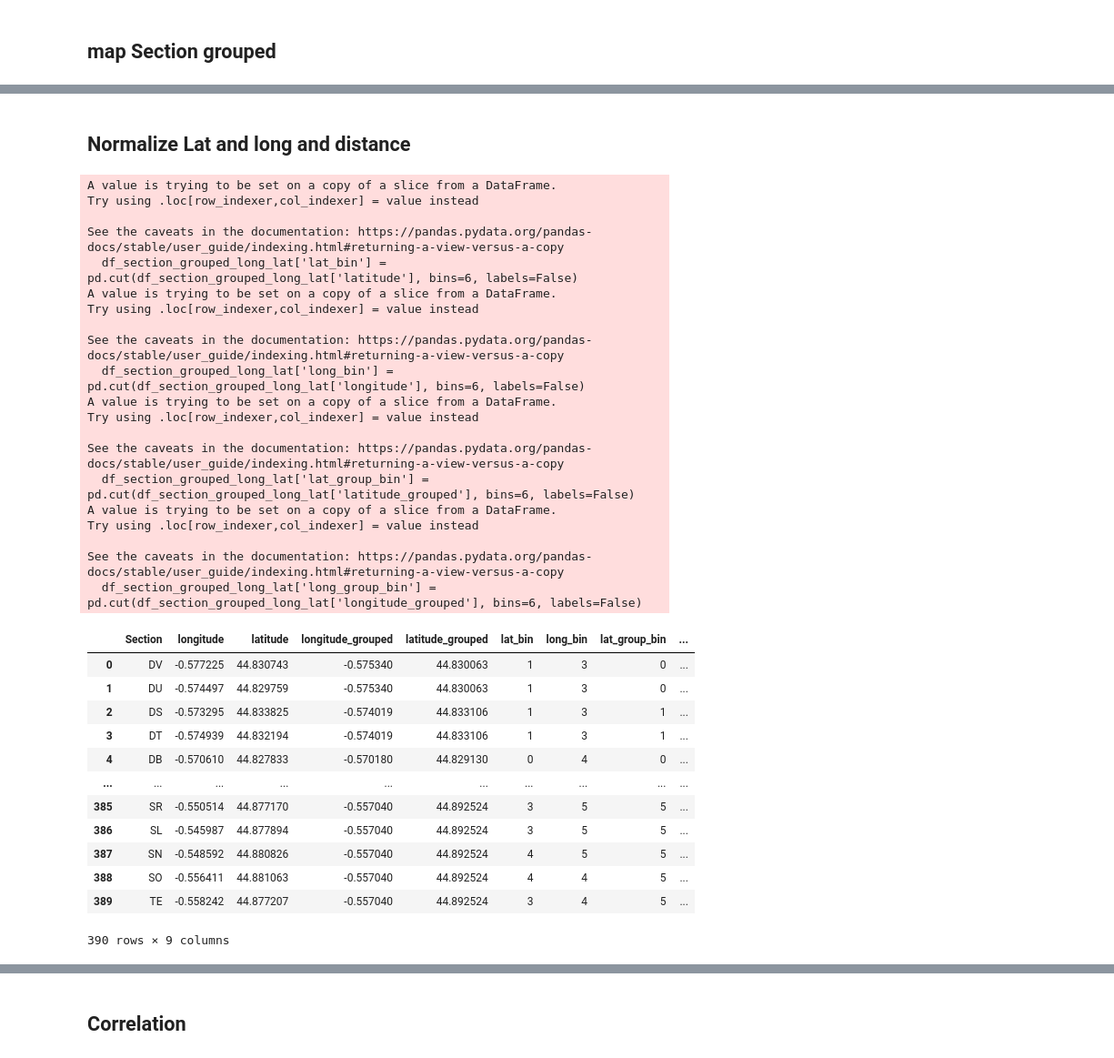
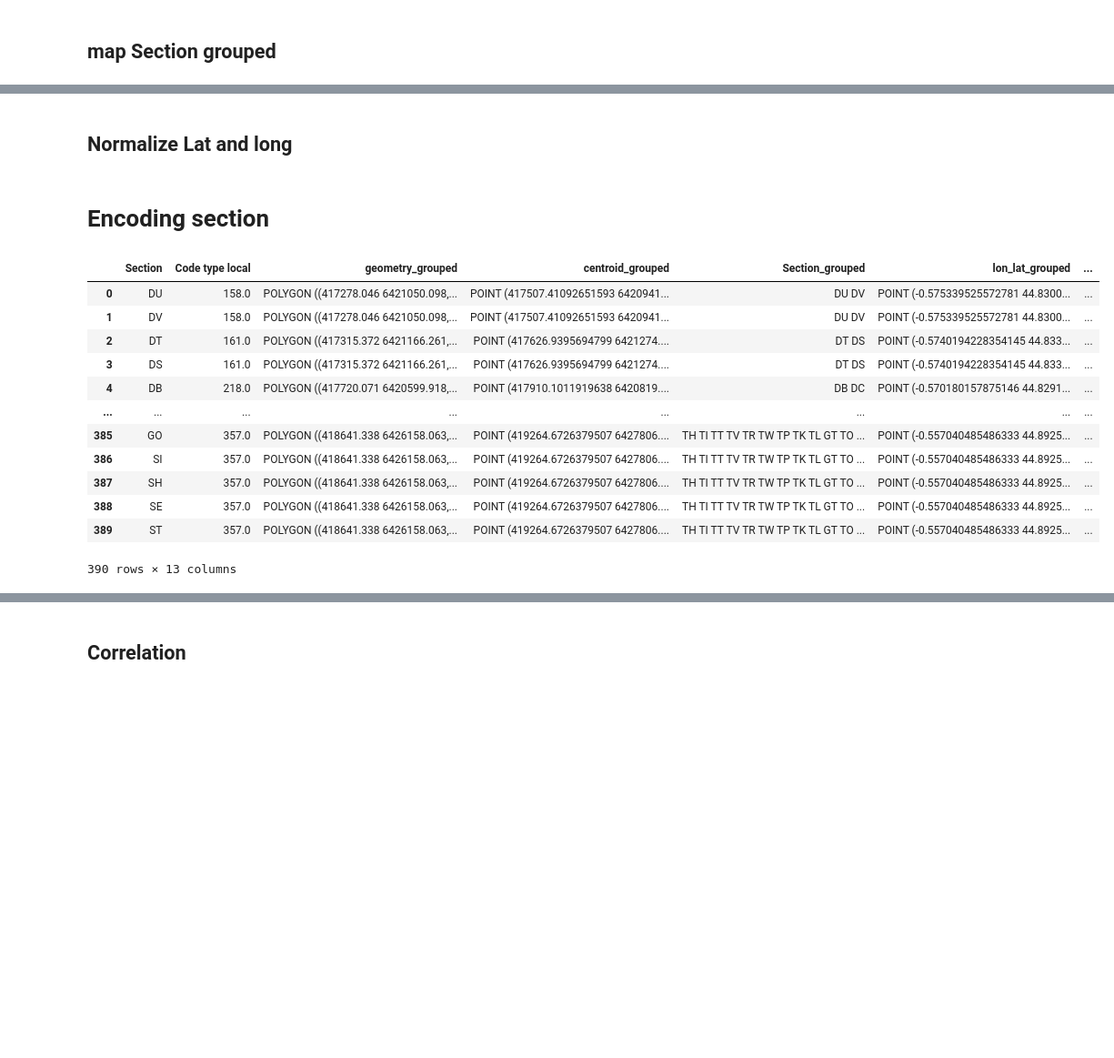
Before and after one commit to aelhirech/bdx_immo_deep_learn, a Jupyter notebook: programme.ipynb, the cells around one changed output, grey strips where cells are left out. Shown: that part at 91% size. Saved outputs shown, nothing was run; the diff lists cells and outputs as text; code cells hidden in the pictures; blank space fills up the shorter version.

```diff
--- a/programme.ipynb
+++ b/programme.ipynb
@@ -349,50 +362,26 @@ show(p)
 [interactive output not drawn]
 [interactive output not drawn]
 # %% [markdown]
-## Normalize Lat and long and distance
+## Normalize Lat and long
 # %%
 from sklearn.preprocessing import MinMaxScaler, OneHotEncoder
-# %%
-df_section_grouped_long_lat = df_section_grouped[["Section","longitude", "latitude", "longitude_grouped", "latitude_grouped"]]
-
-df_section_grouped_long_lat['lat_bin'] = pd.cut(df_section_grouped_long_lat['latitude'], bins=6, labels=False)
-df_section_grouped_long_lat['long_bin'] = pd.cut(df_section_grouped_long_lat['longitude'], bins=6, labels=False)
-df_section_grouped_long_lat['lat_group_bin'] = pd.cut(df_section_grouped_long_lat['latitude_grouped'], bins=6, labels=False)
-df_section_grouped_long_lat['long_group_bin'] = pd.cut(df_section_grouped_long_lat['longitude_grouped'], bins=6, labels=False)
-df_section_grouped_long_lat
-# %% [output]
-A value is trying to be set on a copy of a slice from a DataFrame.
-Try using .loc[row_indexer,col_indexer] = value instead
-
-See the caveats in the documentation: https://pandas.pydata.org/pandas-docs/stable/user_guide/indexing.html#returning-a-view-versus-a-copy
-  df_section_grouped_long_lat['lat_bin'] = pd.cut(df_section_grouped_long_lat['latitude'], bins=6, labels=False)
-A value is trying to be set on a copy of a slice from a DataFrame.
-Try using .loc[row_indexer,col_indexer] = value instead
-
-See the caveats in the documentation: https://pandas.pydata.org/pandas-docs/stable/user_guide/indexing.html#returning-a-view-versus-a-copy
-  df_section_grouped_long_lat['long_bin'] = pd.cut(df_section_grouped_long_lat['longitude'], bins=6, labels=False)
-A value is trying to be set on a copy of a slice from a DataFrame.
-Try using .loc[row_indexer,col_indexer] = value instead
-
-See the caveats in the documentation: https://pandas.pydata.org/pandas-docs/stable/user_guide/indexing.html#returning-a-view-versus-a-copy
-  df_section_grouped_long_lat['lat_group_bin'] = pd.cut(df_section_grouped_long_lat['latitude_grouped'], bins=6, labels=False)
-A value is trying to be set on a copy of a slice from a DataFrame.
-Try using .loc[row_indexer,col_indexer] = value instead
-
-See the caveats in the documentation: https://pandas.pydata.org/pandas-docs/stable/user_guide/indexing.html#returning-a-view-versus-a-copy
-  df_section_grouped_long_lat['long_group_bin'] = pd.cut(df_section_grouped_long_lat['longitude_grouped'], bins=6, labels=False)
-|  | Section | longitude | latitude | longitude_grouped | latitude_grouped | lat_bin | long_bin | lat_group_bin | ... |
-| 0 | DV | -0.577225 | 44.830743 | -0.575340 | 44.830063 | 1 | 3 | 0 | ... |
-| 1 | DU | -0.574497 | 44.829759 | -0.575340 | 44.830063 | 1 | 3 | 0 | ... |
-| 2 | DS | -0.573295 | 44.833825 | -0.574019 | 44.833106 | 1 | 3 | 1 | ... |
-| 3 | DT | -0.574939 | 44.832194 | -0.574019 | 44.833106 | 1 | 3 | 1 | ... |
-| 4 | DB | -0.570610 | 44.827833 | -0.570180 | 44.829130 | 0 | 4 | 0 | ... |
-| ... | ... | ... | ... | ... | ... | ... | ... | ... | ... |
-| 385 | SR | -0.550514 | 44.877170 | -0.557040 | 44.892524 | 3 | 5 | 5 | ... |
-| 386 | SL | -0.545987 | 44.877894 | -0.557040 | 44.892524 | 3 | 5 | 5 | ... |
-| 387 | SN | -0.548592 | 44.880826 | -0.557040 | 44.892524 | 4 | 5 | 5 | ... |
-| 388 | SO | -0.556411 | 44.881063 | -0.557040 | 44.892524 | 4 | 4 | 5 | ... |
-| 389 | TE | -0.558242 | 44.877207 | -0.557040 | 44.892524 | 3 | 4 | 5 | ... |
-390 rows × 9 columns
+# %% [markdown]
+# Encoding section
+# %%
+display(df_section_grouped)
+# %% [output]
+|  | Section | Code type local | geometry_grouped | centroid_grouped | Section_grouped | lon_lat_grouped | ... |
+| 0 | DU | 158.0 | POLYGON ((417278.046 6421050.098,... | POINT (417507.41092651593 6420941... | DU DV | POINT (-0.575339525572781 44.8300... | ... |
+| 1 | DV | 158.0 | POLYGON ((417278.046 6421050.098,... | POINT (417507.41092651593 6420941... | DU DV | POINT (-0.575339525572781 44.8300... | ... |
+| 2 | DT | 161.0 | POLYGON ((417315.372 6421166.261,... | POINT (417626.9395694799 6421274.... | DT DS | POINT (-0.5740194228354145 44.833... | ... |
+| 3 | DS | 161.0 | POLYGON ((417315.372 6421166.261,... | POINT (417626.9395694799 6421274.... | DT DS | POINT (-0.5740194228354145 44.833... | ... |
+| 4 | DB | 218.0 | POLYGON ((417720.071 6420599.918,... | POINT (417910.1011919638 6420819.... | DB DC | POINT (-0.570180157875146 44.8291... | ... |
+| ... | ... | ... | ... | ... | ... | ... | ... |
+| 385 | GO | 357.0 | POLYGON ((418641.338 6426158.063,... | POINT (419264.6726379507 6427806.... | TH TI TT TV TR TW TP TK TL GT TO ... | POINT (-0.557040485486333 44.8925... | ... |
+| 386 | SI | 357.0 | POLYGON ((418641.338 6426158.063,... | POINT (419264.6726379507 6427806.... | TH TI TT TV TR TW TP TK TL GT TO ... | POINT (-0.557040485486333 44.8925... | ... |
+| 387 | SH | 357.0 | POLYGON ((418641.338 6426158.063,... | POINT (419264.6726379507 6427806.... | TH TI TT TV TR TW TP TK TL GT TO ... | POINT (-0.557040485486333 44.8925... | ... |
+| 388 | SE | 357.0 | POLYGON ((418641.338 6426158.063,... | POINT (419264.6726379507 6427806.... | TH TI TT TV TR TW TP TK TL GT TO ... | POINT (-0.557040485486333 44.8925... | ... |
+| 389 | ST | 357.0 | POLYGON ((418641.338 6426158.063,... | POINT (419264.6726379507 6427806.... | TH TI TT TV TR TW TP TK TL GT TO ... | POINT (-0.557040485486333 44.8925... | ... |
+390 rows × 13 columns
 # %%
 encoder = OneHotEncoder(sparse=False)
```
Also changed, not shown: parts of 15 cells of this notebook.
